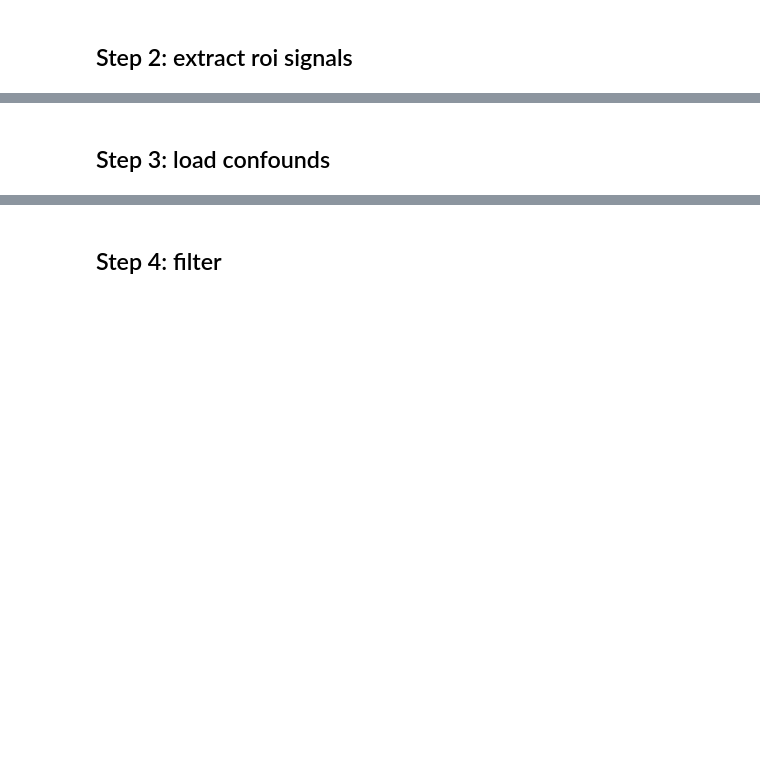
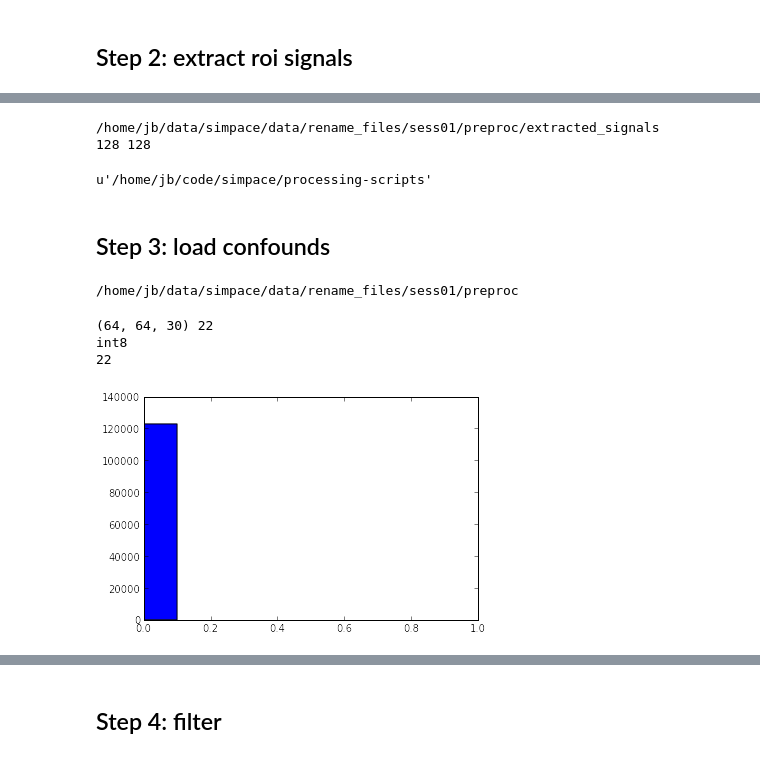
Before and after one commit to simpace/processing-scripts, a Jupyter notebook: preproc2correlation.ipynb, the cells around one changed output, grey strips where cells are left out. Saved outputs shown, nothing was run; the diff lists cells and outputs as text; code cells hidden in the pictures; blank space fills up the shorter version.

```diff
--- a/preproc2correlation.ipynb
+++ b/preproc2correlation.ipynb
@@ -134,4 +126,4 @@ plt.plot(signals['rraal_Thalamus_R__________'])
 # %%
-DDIR = osp.join(HOME,'data','simpace','data','tmp')
-fn_mask = osp.join(DDIR, 'mask.nii')
+DTMP = osp.join(HOME,'data','simpace','data','tmp')
+fn_mask = osp.join(DTMP, 'mask.nii')
 mask.to_filename(fn_mask)
@@ -177,13 +175,35 @@ print(len(signals))
+# %%
+print(DSIG)
+stat.S_IWGRP | stat.S_IWUSR | stat.S_IWOTH
+stat.S_IWUSR
+stat.S_IWGRP
+print(stat.S_IWRITE, stat.S_IWUSR)
+type(0o770)
+%pwd
+# %% [output]
+/home/jb/data/simpace/data/rename_files/sess01/preproc/extracted_signals
+128 128
+u'/home/jb/code/simpace/processing-scripts'
 # %% [markdown]
 ## Step 3: load confounds
+# %%
+print(DDIR)
+# %% [output]
+/home/jb/data/simpace/data/rename_files/sess01/preproc
 # %%
-# load mvt parameters
-DREALIGN = osp.join(DDIR, 'realign')
-mvtfile = osp.join(DREALIGN,'rp_asub01_sess01_run01-0006.txt')
 
 # extract csf time series
 # dir temporary
 DCSF = osp.join(DDIR, 'csf_mask')
 csf_file = osp.join(DCSF, 'csf_map_final.nii.gz')
 csf_img = nib.load(csf_file)
 print(csf_img.shape, csf_img.get_data().sum())
+
+print(csf_img.get_data().dtype)
+h = plt.hist(csf_img.get_data().flatten())
+print((csf_img.get_data().astype('bool') > 0.5).sum())
+# %% [output]
+(64, 64, 30) 22
+int8
+22
+[figure, added]
```
Also changed, not shown: parts of 32 cells of this notebook.
